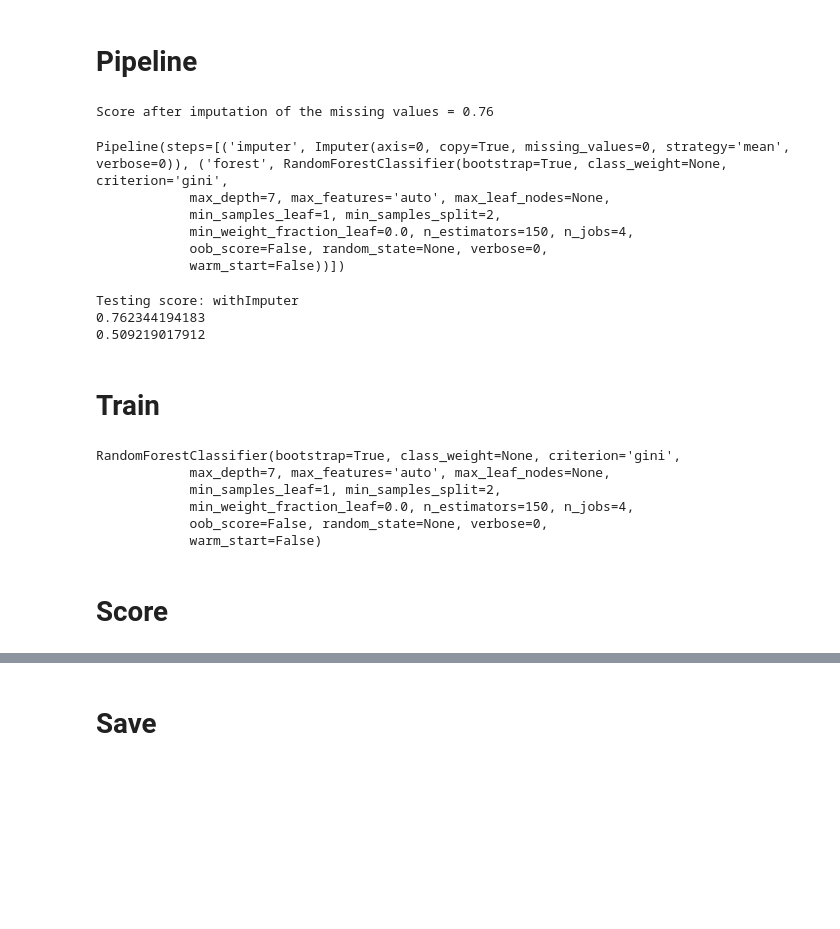
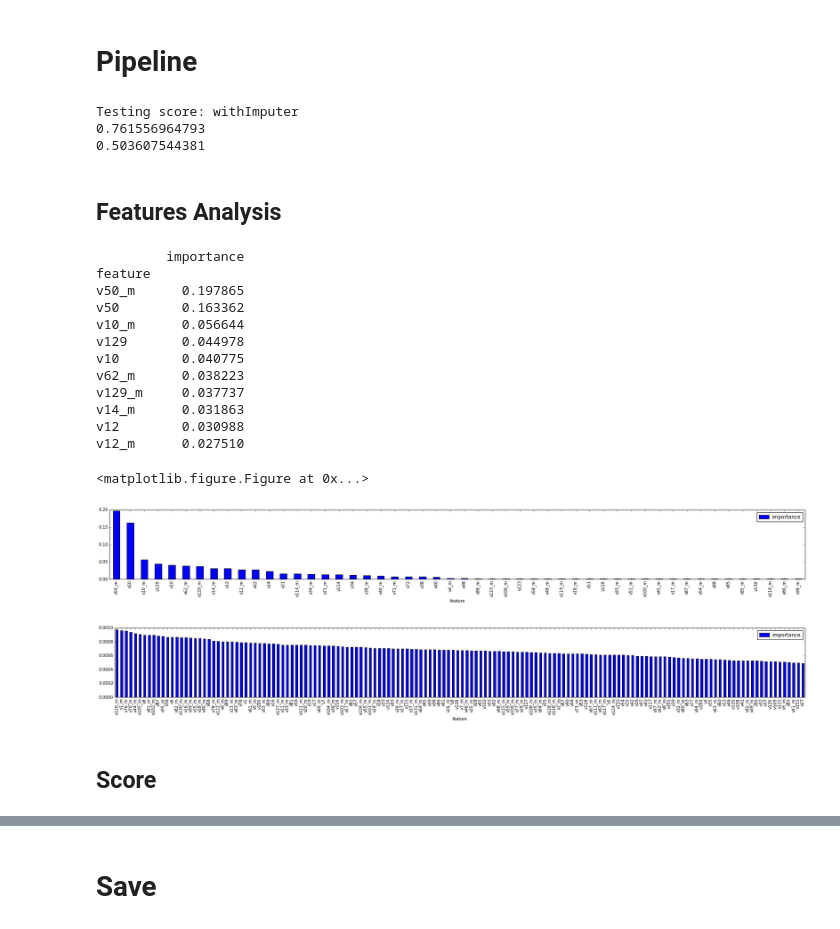
Before and after one commit to stephanecollot/BNP_CARDIF-kaggle, a Jupyter notebook: Python-pure.ipynb, the cells around one changed output, grey strips where cells are left out. Saved outputs shown, nothing was run; the diff lists cells and outputs as text; code cells hidden in the pictures; blank space fills up the shorter version.

```diff
--- a/Python-pure.ipynb
+++ b/Python-pure.ipynb
@@ -62,8 +82,13 @@ train, test = train_test_split(kaggleTrain, test_size = 0.2)
 # %%
 def prepareX(df):
-    dfX = df[columnsDict['float64'] + columnsDict['int64']]
+    colsToAdd = columnsDict['float64'] + columnsDict['int64']
+
+    dfX = df[colsToAdd]
     dfX = dfX.fillna(0)
 
+    for col in colsToAdd:
+        dfX[col+"_m"] = df[col]
+
     return dfX
 # %%
 def prepareY(df):
@@ -81,0 +117,3 @@ clf = RandomForestClassifier(n_estimators=150, n_jobs=4, max_depth=7)
+# %%
+clf = ExtraTreesClassifier(n_estimators=850, max_features=60, criterion='entropy', min_samples_split=4,
+                            max_depth=40, min_samples_leaf=2, n_jobs=-1)
@@ -82,41 +122,58 @@ clf = RandomForestClassifier(n_estimators=150, n_jobs=4, max_depth=7)
 # %% [markdown]
 # Pipeline
 # %%
-imputer = Imputer(missing_values=0,
+imputer = Imputer(missing_values="NaN",
                   strategy="mean",
                   axis=0)
 # %%
 estimator = Pipeline([("imputer", imputer),
                       ("forest", clf)
                      ])
-# %% [output]
-Score after imputation of the missing values = 0.76
 # %%
 estimator.fit(X_train, y_train)
-# %% [output]
-Pipeline(steps=[('imputer', Imputer(axis=0, copy=True, missing_values=0, strategy='mean', verbose=0)), ('forest', RandomForestClassifier(bootstrap=True, class_weight=None, criterion='gini',
-            max_depth=7, max_features='auto', max_leaf_nodes=None,
-            min_samples_leaf=1, min_samples_split=2,
-            min_weight_fraction_leaf=0.0, n_estimators=150, n_jobs=4,
-            oob_score=False, random_state=None, verbose=0,
-            warm_start=False))])
 # %%
-evaluate(estimator, X_test, y_test, "Testing", "withImputer")
+evaluate(estimator, X_test, y_test, "Testing", "estimator")
 # %% [output]
 Testing score: withImputer
-0.762344194183
-0.509219017912
+0.761556964793
+0.503607544381
+# %% [markdown]
+## Features Analysis
+# %%
+def feature_analysis(model, X):
+    importancePd = pd.DataFrame(model.feature_importances_, columns=["importance"])
+    importancePd["feature"] = X.columns
+
+    importancePd = importancePd.sort(['importance'], ascending=[0])
+    importancePd = importancePd.set_index(['feature'])
+
+    print importancePd.head(n=10)
+
+    plt.figure();
+    pylab.rcParams['figure.figsize'] = (30, 3)
+    importancePd[:50].plot(kind='bar');
+    importancePd[50:200].plot(kind='bar');
+    plt.axhline(0, color='k')
+
+    # Feature selection
+# %%
+feature_analysis(clf, X_train)
+# %% [output]
+         importance
+feature
+v50_m      0.197865
+v50        0.163362
+v10_m      0.056644
+v129       0.044978
+v10        0.040775
+v62_m      0.038223
+v129_m     0.037737
+v14_m      0.031863
+v12        0.030988
+v12_m      0.027510
+<matplotlib.figure.Figure at 0x...>
+[figure, added]
+[figure, added]
 # %% [markdown]
-# Train
+## Score
-# %%
-clf.fit(X_train, y_train)
-# %% [output]
-RandomForestClassifier(bootstrap=True, class_weight=None, criterion='gini',
-            max_depth=7, max_features='auto', max_leaf_nodes=None,
-            min_samples_leaf=1, min_samples_split=2,
-            min_weight_fraction_leaf=0.0, n_estimators=150, n_jobs=4,
-            oob_score=False, random_state=None, verbose=0,
-            warm_start=False)
-# %% [markdown]
-# Score
 # %%
```
Also changed, not shown: parts of 19 cells of this notebook.
